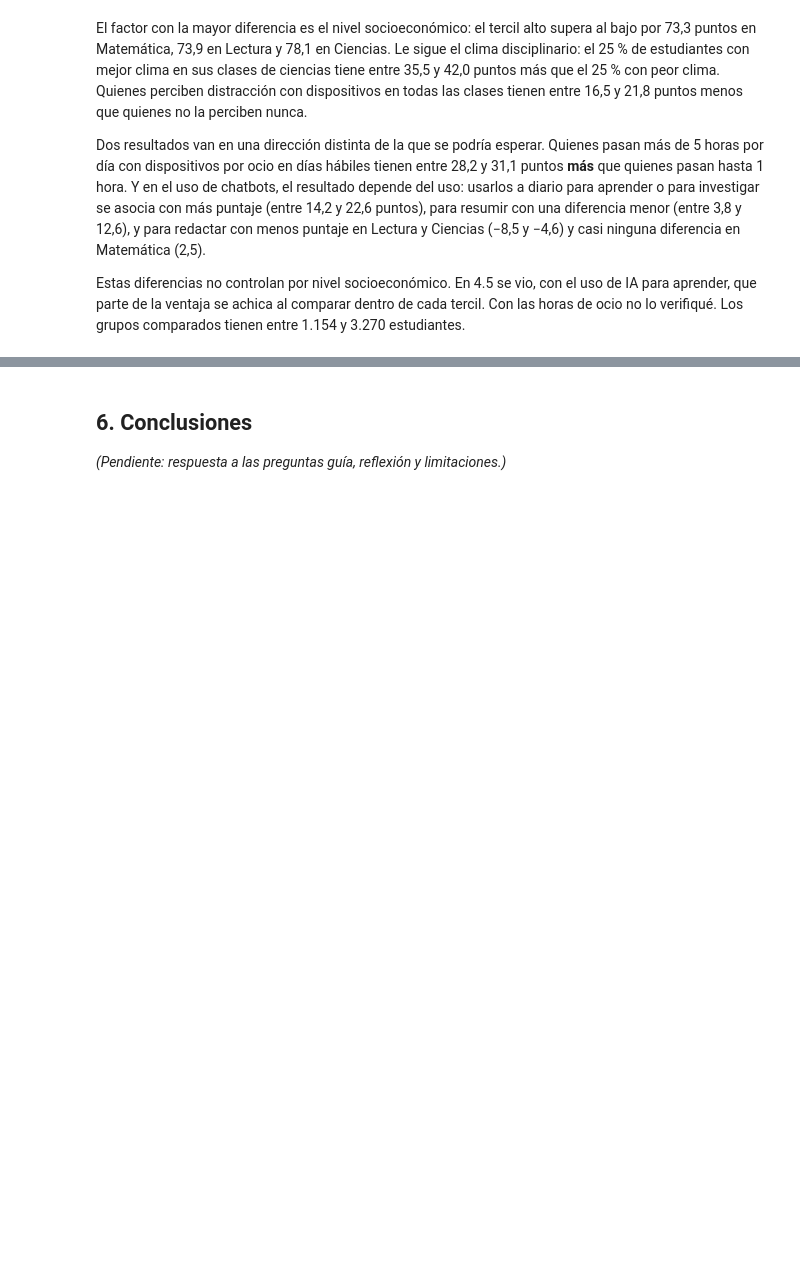
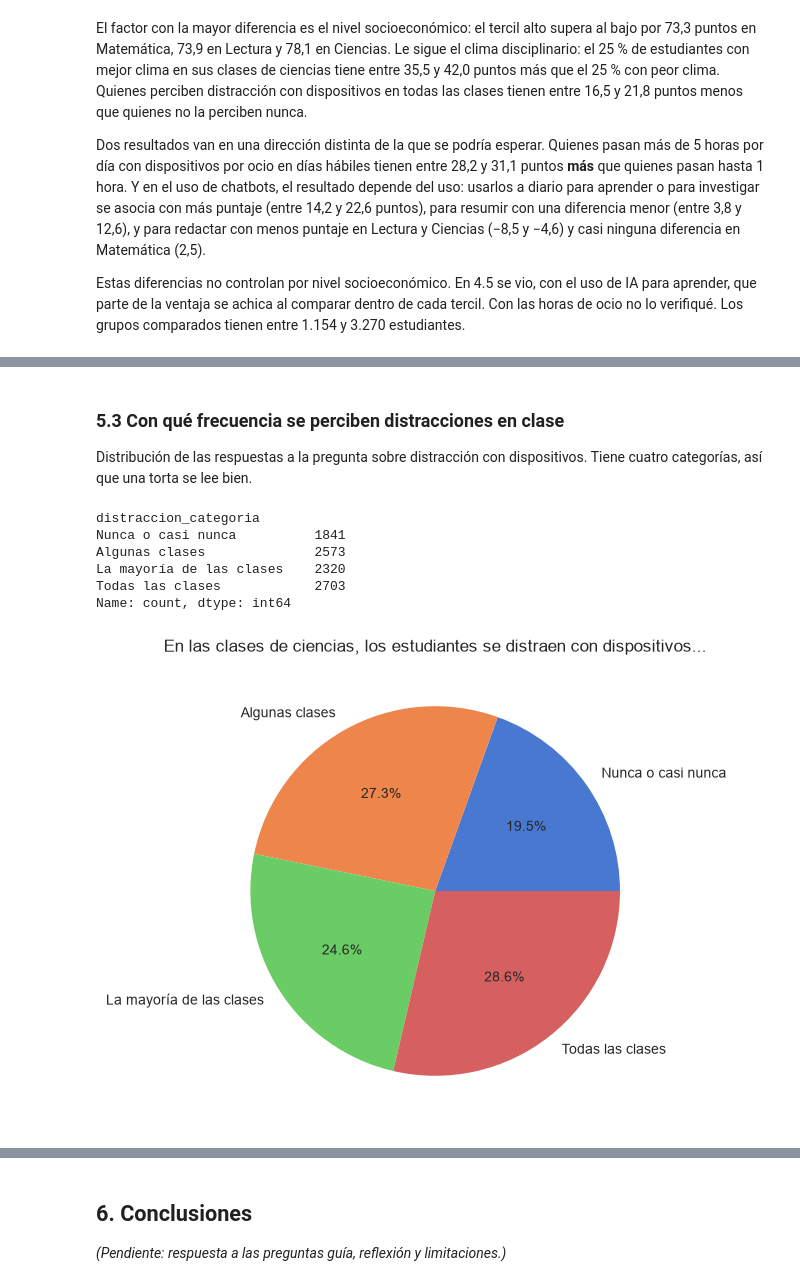
Before and after one commit to ManuelBernardez/PISA-data-analysis, a Jupyter notebook: data_challenge_pisa_argentina.ipynb, the cells around one changed output, grey strips where cells are left out. Cells and saved outputs as stored; diff of their text form; code cells hidden in the pictures; blank space fills up the shorter version.

```diff
--- a/data_challenge_pisa_argentina.ipynb
+++ b/data_challenge_pisa_argentina.ipynb
@@ -1074,0 +1181,19 @@ Estas diferencias no controlan por nivel socioeconómico. En 4.5 se vio, con el
+# %% [markdown]
+### 5.3 Con qué frecuencia se perciben distracciones en clase
+Distribución de las respuestas a la pregunta sobre distracción con dispositivos. Tiene cuatro categorías, así que una torta se lee bien.
+# %%
+frecuencias = estudiantes['distraccion_categoria'].value_counts().loc[orden_distraccion]
+print(frecuencias)
+
+plt.figure(figsize=(6, 6))
+plt.pie(frecuencias, labels=frecuencias.index, autopct='%1.1f%%')
+plt.title('En las clases de ciencias, los estudiantes se distraen con dispositivos...')
+plt.show()
+# %% [output]
+distraccion_categoria
+Nunca o casi nunca          1841
+Algunas clases              2573
+La mayoría de las clases    2320
+Todas las clases            2703
+Name: count, dtype: int64
+[figure, added]
```
Also changed, not shown: parts of 16 cells of this notebook.
